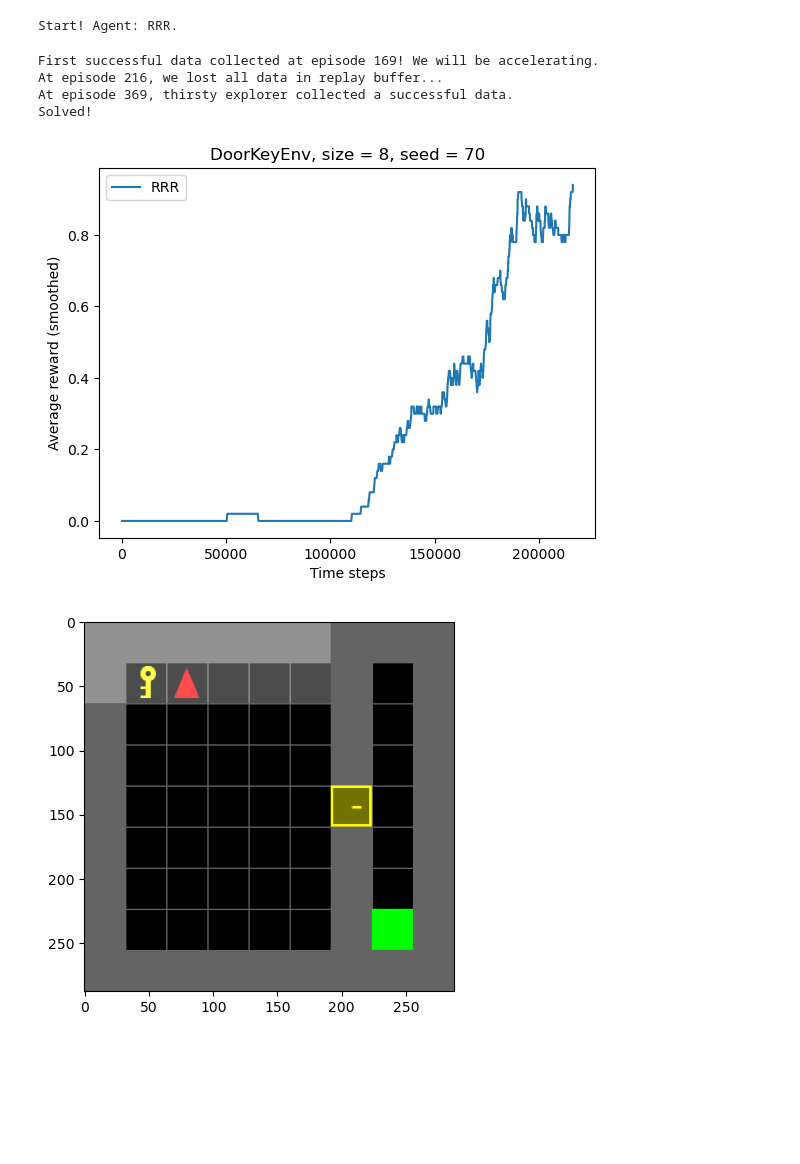
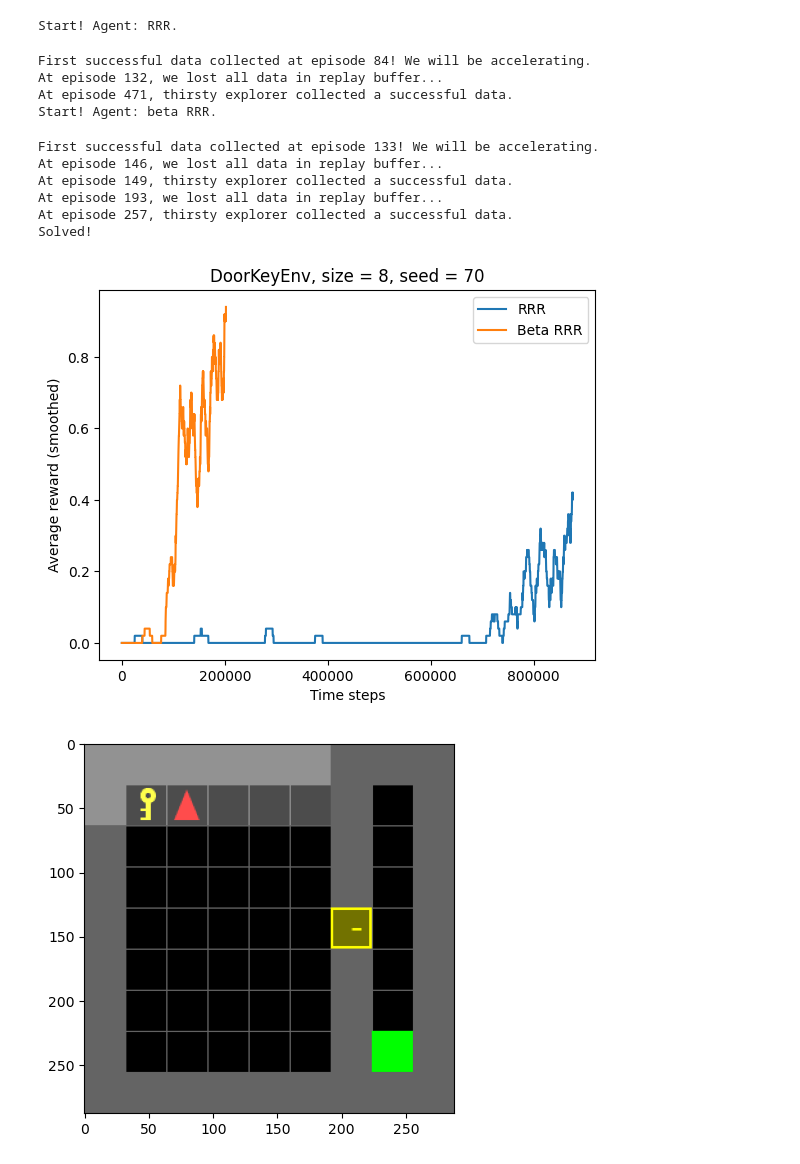
Before and after one commit to chry-santhemum/Evo-PPO, a Jupyter notebook: RRRAgent_beta.ipynb, the cells around one changed output. Saved outputs shown, nothing was run; the diff lists cells and outputs as text; code cells hidden in the pictures; blank space fills up the shorter version.

```diff
--- a/RRRAgent_beta.ipynb
+++ b/RRRAgent_beta.ipynb
@@ -1178,7 +1170,7 @@ class BetaRRR:
         self.explorer_random = Machine(0.03, m2, args)
         self.explorer_thirsty = Machine(0.02, m3, args)
 
-        self.randomer = Machine(0.5, m4, args)
+        self.explorer_bengbuzhu = Machine(0.5, m4, args)
 
     def _replay(self, machine:Machine, buffer:list, cutoff:float) -> float:
         """
@@ -1243,8 +1235,8 @@ class BetaRRR:
             total_num_frames.append(num_frames)
 
             if mode == RANDOM_MODE:
-                exps, logs1 = self.randomer.collect_experiences(self.env)
-                self.randomer.update_parameters(exps)
+                exps, logs1 = self.explorer_bengbuzhu.collect_experiences(self.env)
+                self.explorer_bengbuzhu.update_parameters(exps)
                 logs2 = self.exploiter.update_parameters(exps)
 
             elif mode == EXPLORE_MODE:
@@ -1303,7 +1295,7 @@ class BetaRRR:
                     else:
                         raise ValueError(f'Invalid explorer: {m}')
 
-                    buffer_r = deepcopy(buffer_no_r)
+                    buffer_r = deepcopy(larger_buffer_r)
                     if len(buffer_r) > self.exploiter.args.replay_buffer_capacity:
                         buffer_r = buffer_r[-self.exploiter.args.replay_buffer_capacity:]
                     cutoff_lock = True
@@ -2083,37 +2075,43 @@ env = get_door_key_env(size)
 # %%
 max_episodes = 3000
 
 # agent_PPO = PPO(ACModel, env=env, args=Config(), seed=seed)
 # num_frames_1, smooth_rs_1 = agent_PPO.train(max_episodes)
 # agent_weak_RRR = WeakRRR(ACModel, env=env, args=Config(bad_fit_threshold=0.77, importance_sampling_clip=2.0), seed=seed)
 # num_frames_2, smooth_rs_2, fits_2 = agent_weak_RRR.train(max_episodes)
 # agent_random_RRR = RandomRRR(ACModel, env=env, args=Config(bad_fit_threshold=0.77, importance_sampling_clip=2.0), seed=seed)
 # num_frames_3, smooth_rs_3, fits_3 = agent_random_RRR.train(max_episodes)
 agent_RRR = RRR(ACModel, env=env, args=Config(bad_fit_threshold=0.77, importance_sampling_clip=2.0), seed=seed)
 num_frames_4, smooth_rs_4, fits_4 = agent_RRR.train(max_episodes)
-# agent_beta_RRR = BetaRRR(ACModel, env=env, args=Config(bad_fit_threshold=0.77, importance_sampling_clip=2.0), seed=seed)
-# num_frames_5, smooth_rs_5, fits_5 = agent_beta_RRR.train(max_episodes)
+agent_beta_RRR = BetaRRR(ACModel, env=env, args=Config(bad_fit_threshold=0.77, importance_sampling_clip=2.0), seed=seed)
+num_frames_5, smooth_rs_5, fits_5 = agent_beta_RRR.train(max_episodes)
 # agent_curiosity_RRR = CuriosityRRR(ACModel, env=env, args=Config(bad_fit_threshold=0.77, importance_sampling_clip=2.0), seed=seed)
 # num_frames_6, smooth_rs_6, fits_6 = agent_curiosity_RRR.train(max_episodes)
 
 #plt.plot(num_frames_1, smooth_rs_1, label='PPO')
 # plt.plot(num_frames_2, smooth_rs_2, label='Weak RRR')
 # plt.plot(num_frames_3, smooth_rs_3, label='Random RRR')
 plt.plot(num_frames_4, smooth_rs_4, label='RRR')
-# plt.plot(num_frames_5, smooth_rs_5, label='Beta RRR')
+plt.plot(num_frames_5, smooth_rs_5, label='Beta RRR')
 # plt.plot(num_frames_6, smooth_rs_6, label='Curiosity RRR')
 plt.xlabel('Time steps')
 plt.ylabel('Average reward (smoothed)')
 plt.title(f'DoorKeyEnv, size = {size}, seed = {seed}')
 plt.legend()
 plt.show()
 # %% [output]
 Start! Agent: RRR.
-First successful data collected at episode 169! We will be accelerating.
-At episode 216, we lost all data in replay buffer...
-At episode 369, thirsty explorer collected a successful data.
-Solved!
+First successful data collected at episode 84! We will be accelerating.
+At episode 132, we lost all data in replay buffer...
+At episode 471, thirsty explorer collected a successful data.
+Start! Agent: beta RRR.
+First successful data collected at episode 133! We will be accelerating.
+At episode 146, we lost all data in replay buffer...
+At episode 149, thirsty explorer collected a successful data.
+At episode 193, we lost all data in replay buffer...
+At episode 257, thirsty explorer collected a successful data.
+Solved!
-[figure, old version]
+[figure, new version]
 # %%
 size = 9
 seed = 54
```
Also changed, not shown: parts of 5 cells of this notebook, 6 other files.
